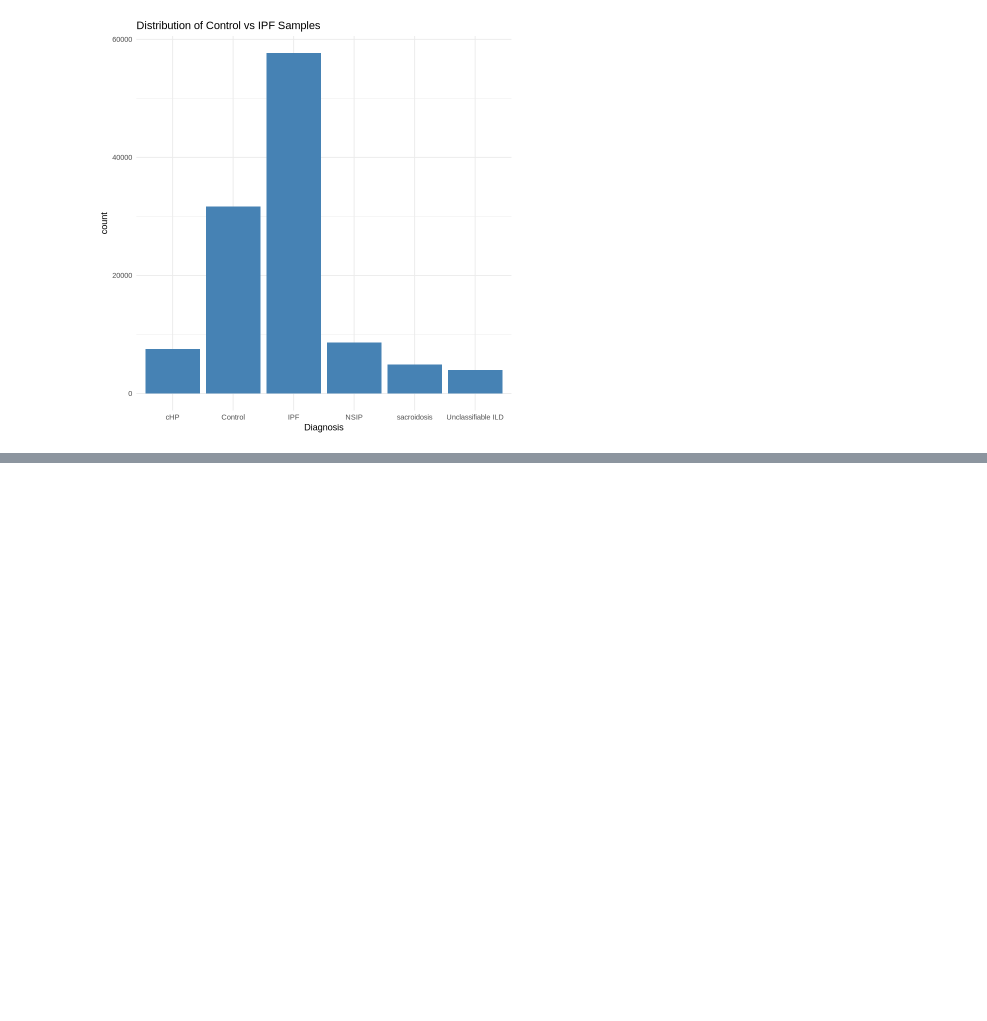
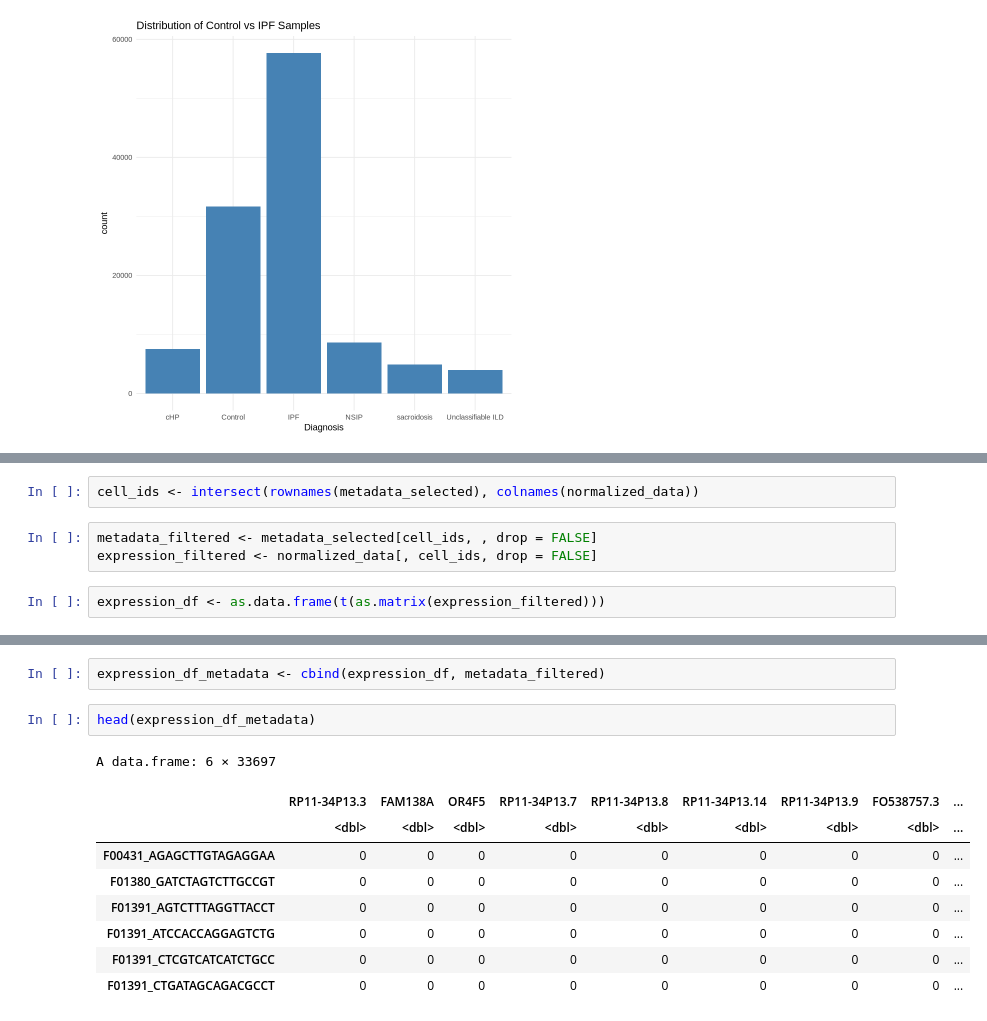
Before and after one commit to priyashdhakal/URT_NSCL, a Jupyter notebook: data_preprocessing.ipynb, the cells around one changed output, grey strips where cells are left out. Cells and saved outputs as stored; diff of their text form; blank space fills up the shorter version.

```diff
--- a/data_preprocessing.ipynb
+++ b/data_preprocessing.ipynb
@@ -149,0 +263,7 @@ ggplot(data, aes(x = Diagnosis)) +
+# %%
+cell_ids <- intersect(rownames(metadata_selected), colnames(normalized_data))
+# %%
+metadata_filtered <- metadata_selected[cell_ids, , drop = FALSE]
+expression_filtered <- normalized_data[, cell_ids, drop = FALSE]
+# %%
+expression_df <- as.data.frame(t(as.matrix(expression_filtered)))
@@ -149,0 +273,14 @@ ggplot(data, aes(x = Diagnosis)) +
+# %%
+expression_df_metadata <- cbind(expression_df, metadata_filtered)
+# %%
+head(expression_df_metadata)
+# %% [output]
+A data.frame: 6 × 33697
+|  | RP11-34P13.3 | FAM138A | OR4F5 | RP11-34P13.7 | RP11-34P13.8 | RP11-34P13.14 | RP11-34P13.9 | FO538757.3 | ... |
+|  | <dbl> | <dbl> | <dbl> | <dbl> | <dbl> | <dbl> | <dbl> | <dbl> | ... |
+| F00431_AGAGCTTGTAGAGGAA | 0 | 0 | 0 | 0 | 0 | 0 | 0 | 0 | ... |
+| F01380_GATCTAGTCTTGCCGT | 0 | 0 | 0 | 0 | 0 | 0 | 0 | 0 | ... |
+| F01391_AGTCTTTAGGTTACCT | 0 | 0 | 0 | 0 | 0 | 0 | 0 | 0 | ... |
+| F01391_ATCCACCAGGAGTCTG | 0 | 0 | 0 | 0 | 0 | 0 | 0 | 0 | ... |
+| F01391_CTCGTCATCATCTGCC | 0 | 0 | 0 | 0 | 0 | 0 | 0 | 0 | ... |
+| F01391_CTGATAGCAGACGCCT | 0 | 0 | 0 | 0 | 0 | 0 | 0 | 0 | ... |
```
Also changed, not shown: parts of 32 cells of this notebook, 10 other files.
